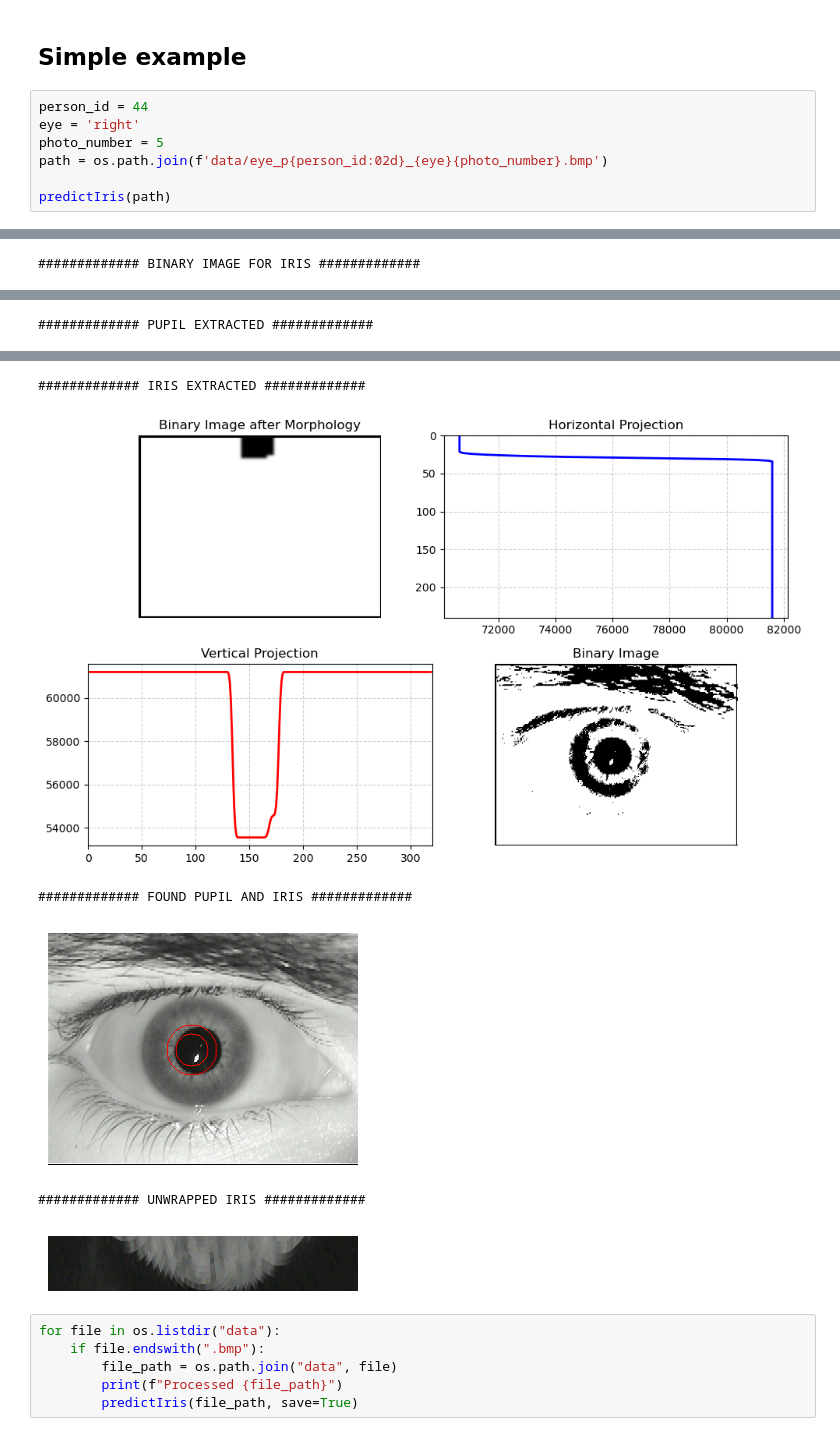
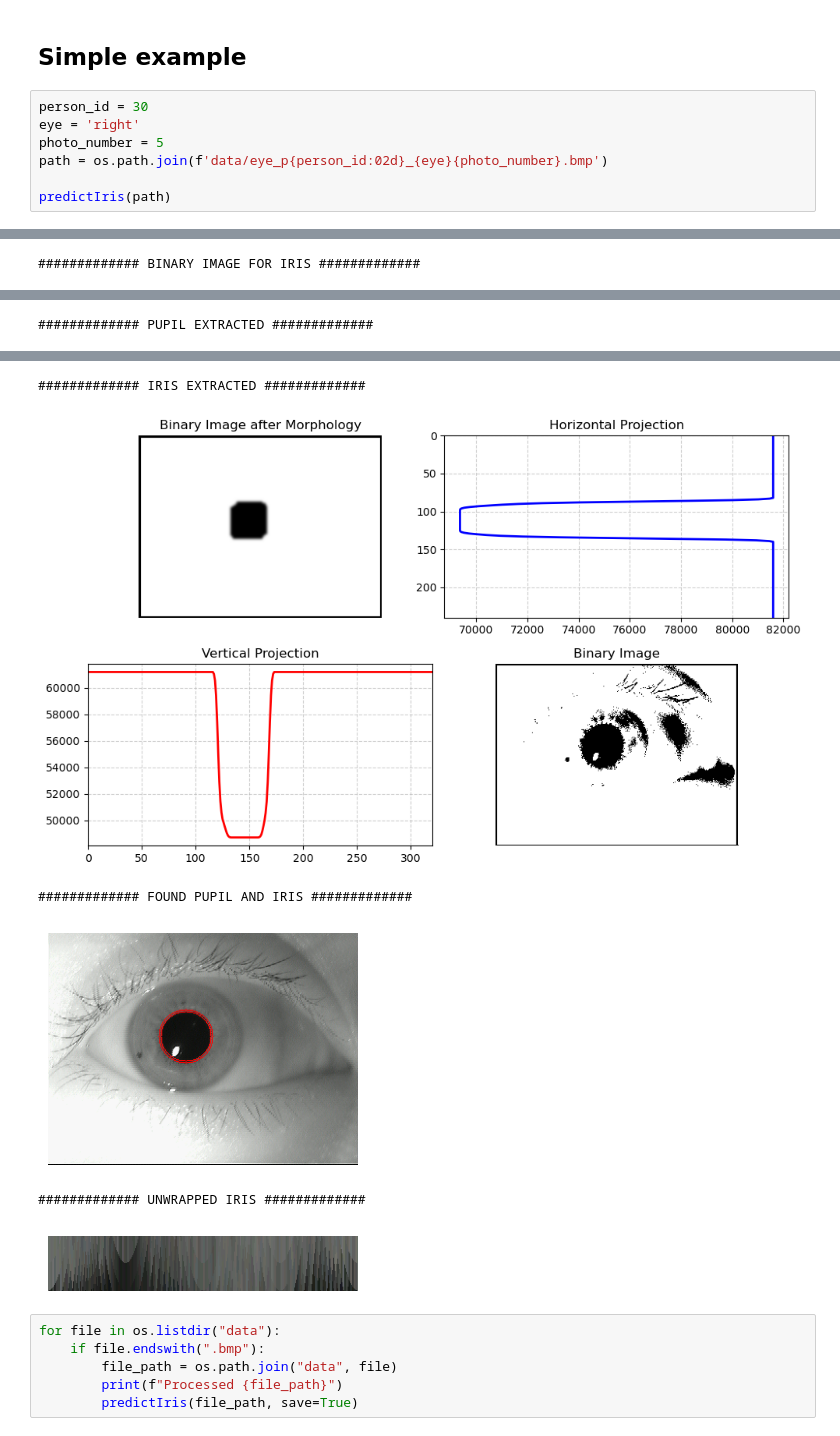
Before and after one commit to FilipLangiewicz/IrisPrediction, a Jupyter notebook: main.ipynb, the cells around one changed output, grey strips where cells are left out. Drawn from its saved outputs; the diff is of its cells as text.

```diff
--- a/main.ipynb
+++ b/main.ipynb
@@ -252,7 +380,7 @@ def unwrap_iris(image, x_pupil, y_pupil, r_pupil, r_iris, output_shape=(64, 360)
 # %% [markdown]
 ## Simple example
 # %%
-person_id = 44
+person_id = 30
 eye = 'right'
 photo_number = 5
 path = os.path.join(f'data/eye_p{person_id:02d}_{eye}{photo_number}.bmp')
@@ -271,9 +399,9 @@ predictIris(path)
 ############# IRIS EXTRACTED #############
-[figure, old version]
+[figure, new version]
 ############# FOUND PUPIL AND IRIS #############
-[figure, old version]
+[figure, new version]
 ############# UNWRAPPED IRIS #############
-[figure, old version]
+[figure, new version]
 # %%
 for file in os.listdir("data"):
     if file.endswith(".bmp"):
```
Also changed, not shown: parts of 3 cells of this notebook.
